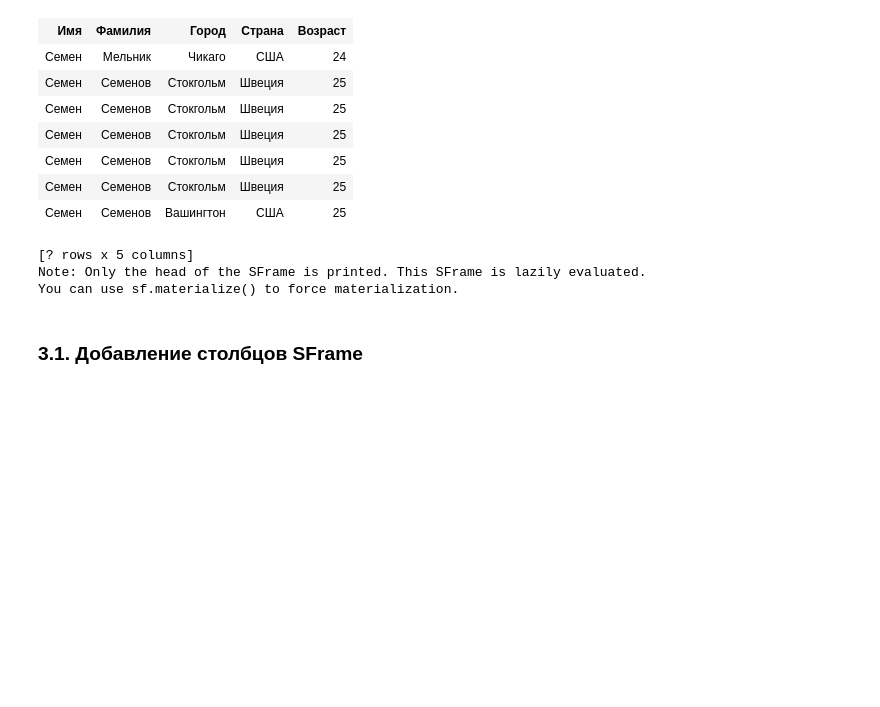
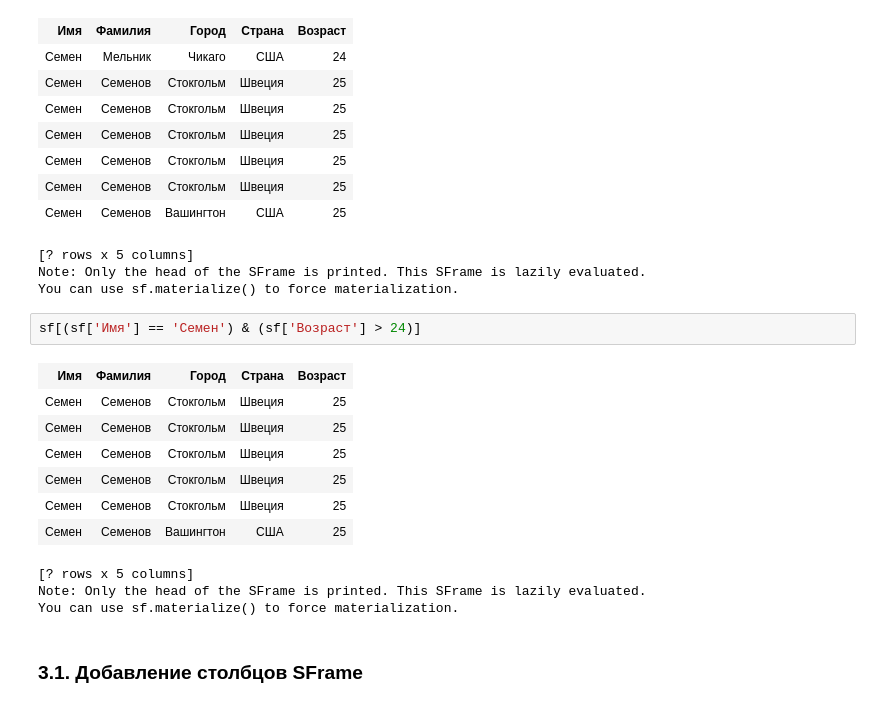
Before and after one commit to DiezNote/Machine-learning-2017, a Jupyter notebook: Assignment-2/Introduction-to-SFrames.ipynb, the cells around one changed output. Saved outputs shown, nothing was run; the diff lists cells and outputs as text; blank space fills up the shorter version.

```diff
--- a/Assignment-2/Introduction-to-SFrames.ipynb
+++ b/Assignment-2/Introduction-to-SFrames.ipynb
@@ -191,6 +192,19 @@ sf[sf['Имя'] == 'Семен']
 [? rows x 5 columns]
 Note: Only the head of the SFrame is printed. This SFrame is lazily evaluated.
 You can use sf.materialize() to force materialization.
+# %%
+sf[(sf['Имя'] == 'Семен') & (sf['Возраст'] > 24)]
+# %% [output]
+| Имя | Фамилия | Город | Страна | Возраст |
+| Семен | Семенов | Стокгольм | Швеция | 25 |
+| Семен | Семенов | Стокгольм | Швеция | 25 |
+| Семен | Семенов | Стокгольм | Швеция | 25 |
+| Семен | Семенов | Стокгольм | Швеция | 25 |
+| Семен | Семенов | Стокгольм | Швеция | 25 |
+| Семен | Семенов | Вашингтон | США | 25 |
+[? rows x 5 columns]
+Note: Only the head of the SFrame is printed. This SFrame is lazily evaluated.
+You can use sf.materialize() to force materialization.
 # %% [markdown]
 ### 3.1. Добавление столбцов SFrame
 # %%
```
Also changed, not shown: parts of 4 cells of this notebook.
